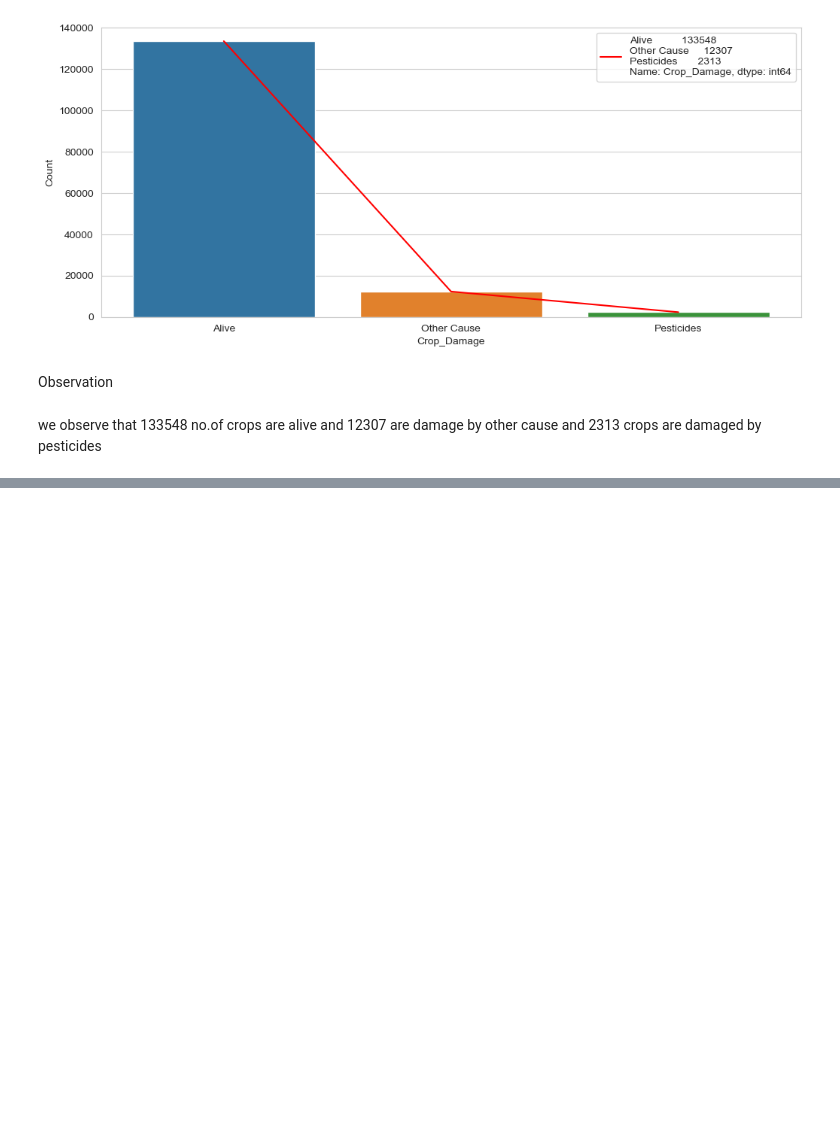
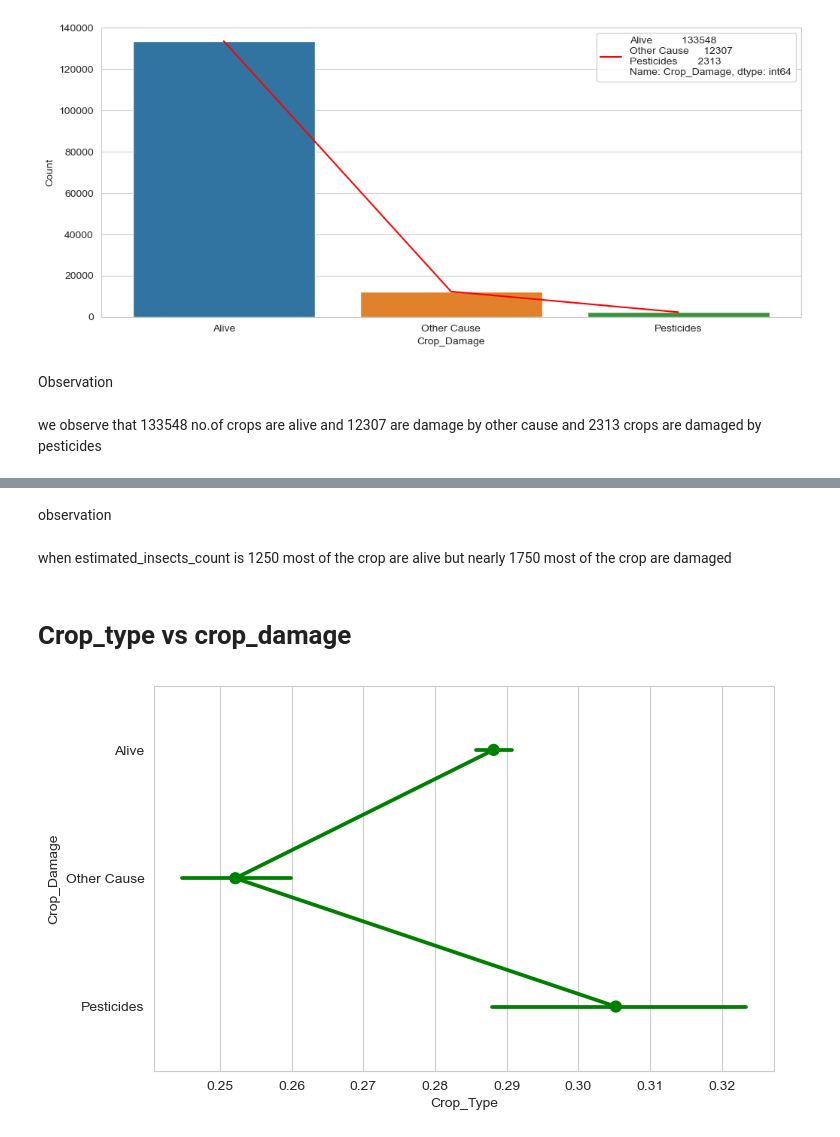
Before and after one commit to debasishnayak12/ML_Project, a Jupyter notebook: ML_project_agr_.ipynb, the cells around one changed output, grey strips where cells are left out. Cells and saved outputs as stored; diff of their text form; code cells hidden in the pictures; blank space fills up the shorter version.

```diff
--- a/ML_project_agr_.ipynb
+++ b/ML_project_agr_.ipynb
@@ -490,0 +515,12 @@ we observe that 133548 no.of crops are alive and 12307 are damage by other cause
+# %% [markdown]
+observation
+# %% [markdown]
+when estimated_insects_count is 1250 most of the crop are alive but nearly 1750 most of the crop are damaged
+# %% [markdown]
+# Crop_type vs crop_damage
+# %%
+plt.figure(figsize=[8,5])
+sns.pointplot(data=df_agr,x="Crop_Type",y="Crop_Damage",color="green")
+plt.show()
+# %% [output]
+[figure, added]
```
Also changed, not shown: parts of 72 cells of this notebook.
